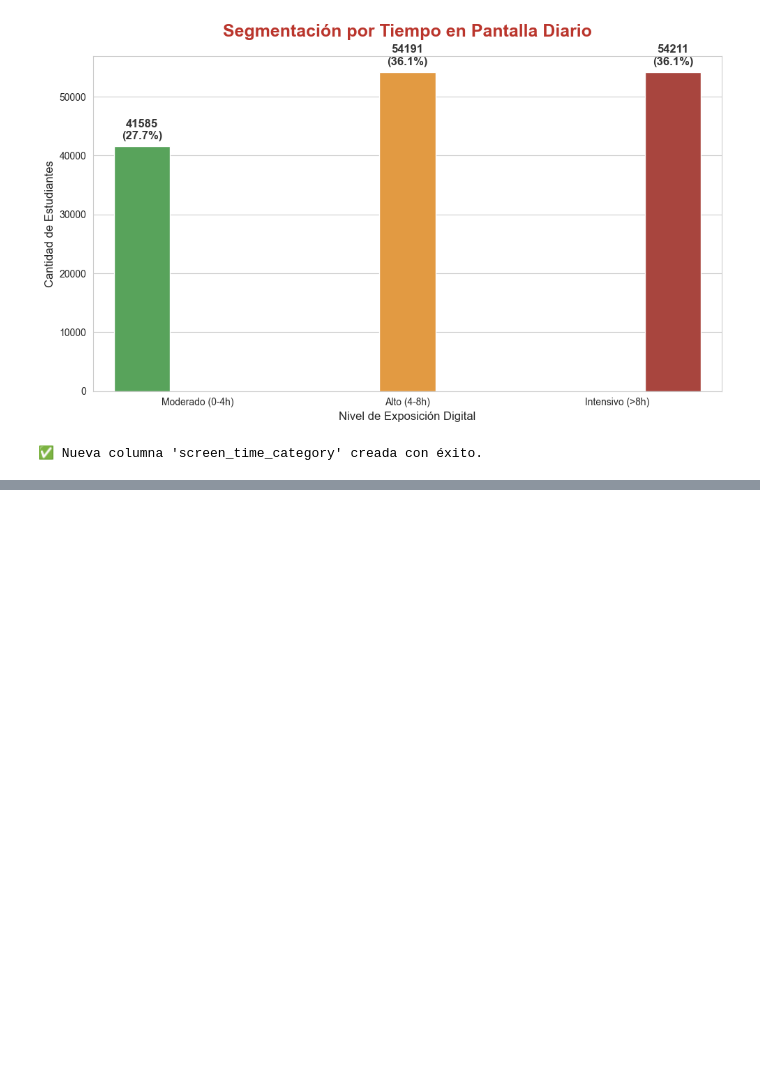
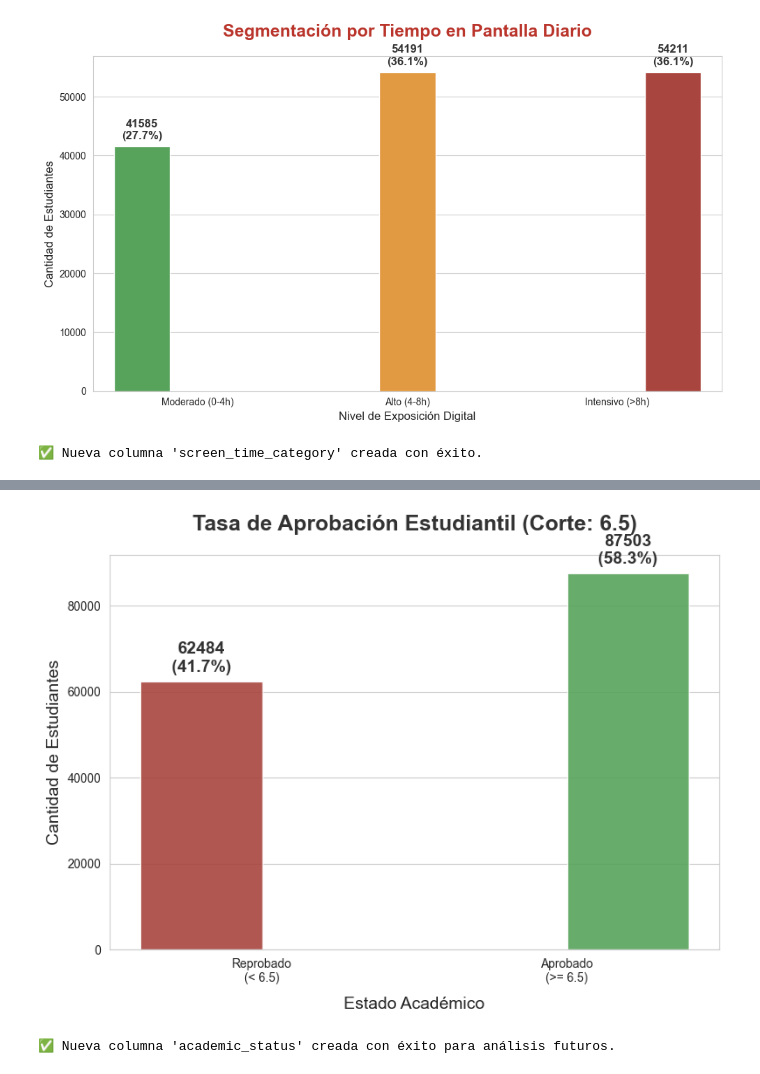
Before and after one commit to kevinmateojimenez/TRABAJO-FINAL, a Jupyter notebook: EDA_Entregable.ipynb, the cells around one changed output, grey strips where cells are left out. Saved outputs shown, nothing was run; the diff lists cells and outputs as text; code cells hidden in the pictures; blank space fills up the shorter version.

```diff
--- a/EDA_Entregable.ipynb
+++ b/EDA_Entregable.ipynb
@@ -754,8 +754,7 @@ Distribución en: internet_quality
 # 1. Identificar todas las columnas categóricas (compatibilidad Pandas 2/3)
 columnas_categoricas = df.select_dtypes(include=['object', 'str']).columns
 
-# 2. Diccionario de mapeo estricto para las nomenclaturas académicas de la variable 'course'
-# (Aseguramos las carreras principales que vimos en la auditoría)
+# 2. Diccionarios de mapeo estricto para correcciones quirúrgicas
 mapeo_carreras = {
     'BTECH': 'BTech',
     'B-TECH': 'BTech',
@@ -770,6 +769,10 @@ mapeo_carreras = {
     'OTHER': 'Other'
 }
 
+mapeo_genero = {
+    'Femal': 'Female' # Atrapamos el error tipográfico específico
+}
+
 # 3. Aplicar limpieza vectorizada en un solo paso
 for col in columnas_categoricas:
     # A. Aniquilar espacios invisibles al inicio y final en absolutamente todas las columnas
@@ -779,10 +782,17 @@ for col in columnas_categoricas:
     if col == 'course':
         # Estandarizar temporalmente todo a mayúsculas para evitar fugas por minúsculas rebeldes
         df[col] = df[col].str.upper()
-        # Aplicar el reemplazo quirúrgico para recuperar la estética académica
+        # Aplicar el reemplazo para recuperar la estética académica
         df[col] = df[col].replace(mapeo_carreras)
+
+    elif col == 'gender':
+        # Estandarizar a formato título primero (ej: "femal" -> "Femal")
+        df[col] = df[col].str.title()
+        # Corregir el typo usando el diccionario de mapeo
+        df[col] = df[col].replace(mapeo_genero)
+
     else:
-        # Formato de título estándar para variables regulares (Gender, Stress Level, etc.)
+        # Formato de título estándar para variables regulares (Stress Level, etc.)
         df[col] = df[col].str.title()
 
 # 4. Verificación final de integridad (Auditoría post-limpieza)
@@ -1058,0 +1079,57 @@ print("✅ Nueva columna 'screen_time_category' creada con éxito.")
+# %%
+# 1. Definir la regla de negocio (Corte en 6.5)
+# Asumimos que la escala máxima es 10.
+limites_notas = [0, 6.499, 10]
+etiquetas_notas = ['Reprobado\n(< 6.5)', 'Aprobado\n(>= 6.5)']
+
+# 2. Crear la nueva columna categórica para el estado académico
+df['academic_status'] = pd.cut(df['cgpa'],
+                               bins=limites_notas,
+                               labels=etiquetas_notas,
+                               right=True)
+
+# 3. Calcular las frecuencias y porcentajes
+conteo_notas = df['academic_status'].value_counts().sort_index()
+total_estudiantes = conteo_notas.sum()
+porcentajes_notas = (conteo_notas / total_estudiantes) * 100
+
+# 4. Configurar el lienzo
+fig, ax = plt.subplots(figsize=(8, 6))
+sns.set_style("whitegrid")
+
+# 5. Gráfico de barras usando colores semánticos (Rojo UAL para reprobados, Verde para aprobados)
+colores_estado = ['#BA352C', '#4CAF50']
+
+sns.barplot(x=conteo_notas.index,
+            y=conteo_notas.values,
+            hue=conteo_notas.index,
+            palette=colores_estado,
+            legend=False,
+            ax=ax,
+            edgecolor='white',
+            alpha=0.9)
+
+# 6. Estética y títulos
+ax.set_title('Tasa de Aprobación Estudiantil (Corte: 6.5)', fontsize=18, fontweight='bold', color='#333333', pad=20)
+ax.set_ylabel('Cantidad de Estudiantes', fontsize=14)
+ax.set_xlabel('Estado Académico', fontsize=14, labelpad=10)
+
+# 7. Etiquetas de Conteo y Porcentaje sobre las barras
+for i, p in enumerate(ax.patches):
+    altura = p.get_height()
+    if altura > 0:
+        porc = porcentajes_notas.iloc[i]
+        ax.annotate(f'{int(altura)}\n({porc:.1f}%)',
+                    (p.get_x() + p.get_width() / 2., altura),
+                    ha='center', va='bottom',
+                    fontsize=14, fontweight='bold', color='#333333',
+                    xytext=(0, 5), textcoords='offset points')
+
+plt.tight_layout()
+plt.show()
+
+# 8. Verificación
+print("✅ Nueva columna 'academic_status' creada con éxito para análisis futuros.")
+# %% [output]
+[figure, added]
+✅ Nueva columna 'academic_status' creada con éxito para análisis futuros.
```
Also changed, not shown: parts of 6 cells of this notebook.
